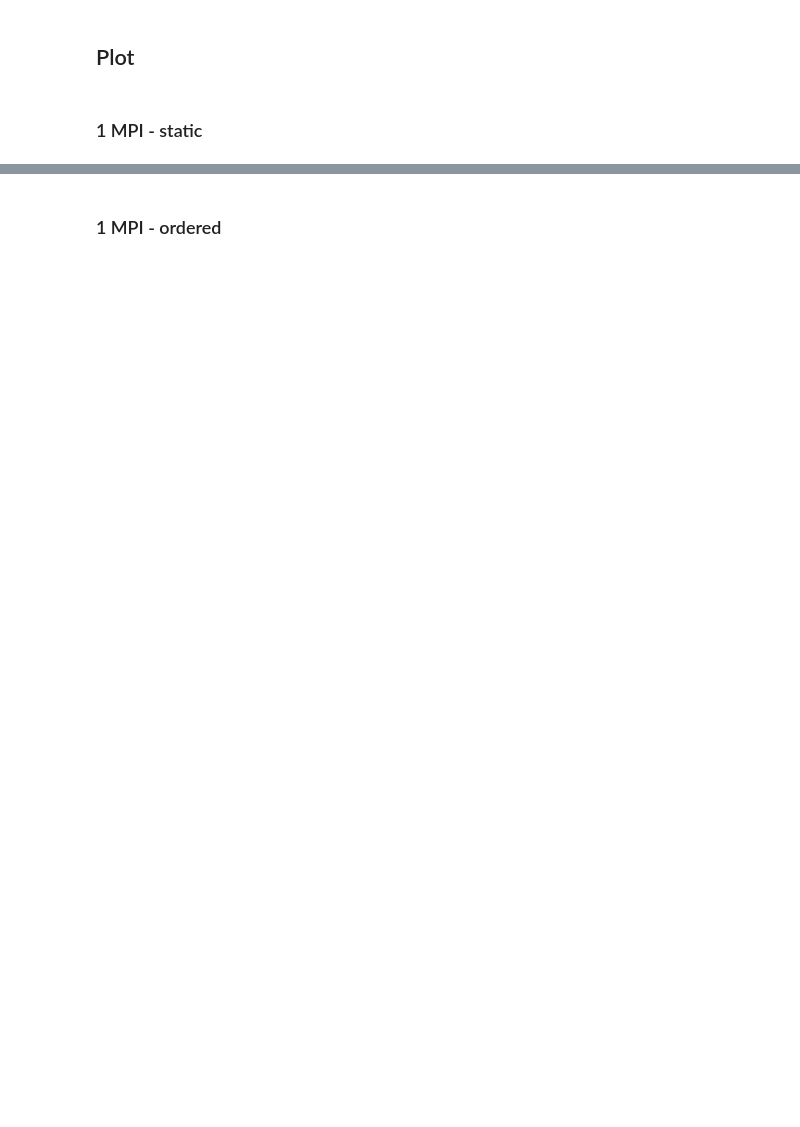
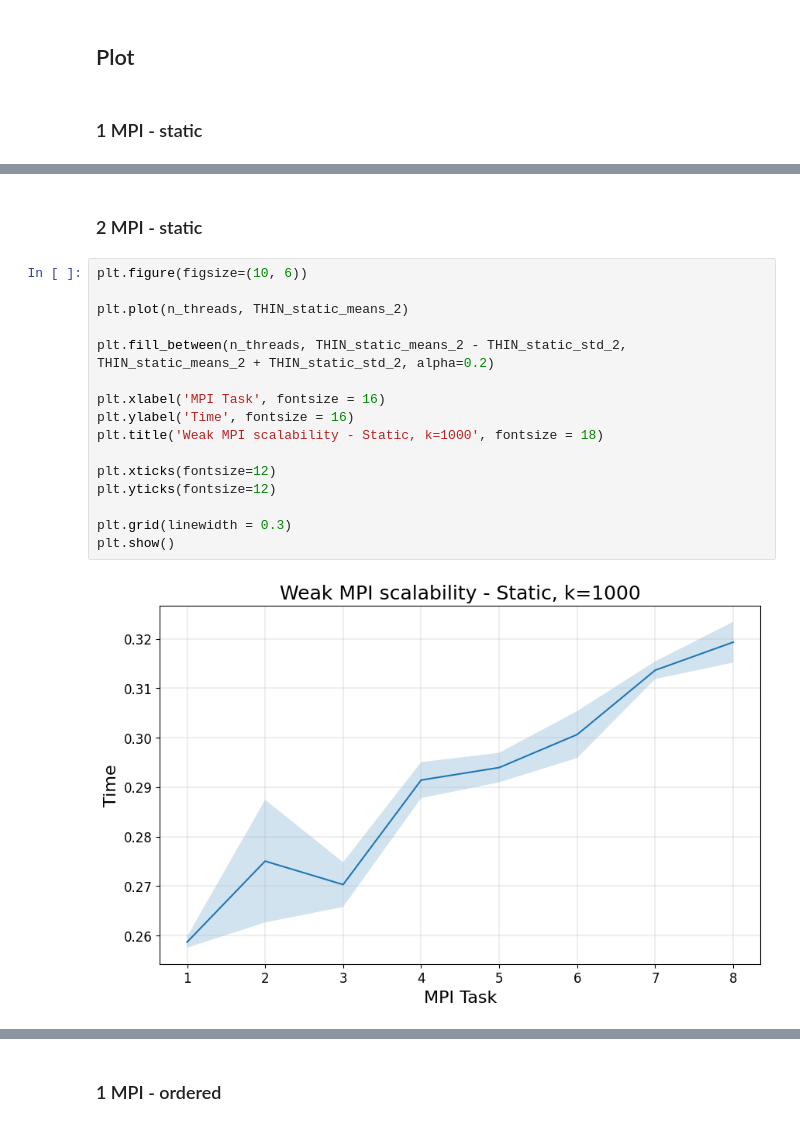
Before and after one commit to paolodr98/Final-assigments-FHPC-course-2022-2023, a Jupyter notebook: exercise1/data/weak_MPI/analize_weak_MPI.ipynb, the cells around one changed output, grey strips where cells are left out. Saved outputs shown, nothing was run; the diff lists cells and outputs as text; blank space fills up the shorter version.

```diff
--- a/exercise1/data/weak_MPI/analize_weak_MPI.ipynb
+++ b/exercise1/data/weak_MPI/analize_weak_MPI.ipynb
@@ -67,0 +89,20 @@ plt.show()
+# %% [markdown]
+### 2 MPI - static
+# %%
+plt.figure(figsize=(10, 6))
+
+plt.plot(n_threads, THIN_static_means_2)
+
+plt.fill_between(n_threads, THIN_static_means_2 - THIN_static_std_2, THIN_static_means_2 + THIN_static_std_2, alpha=0.2)
+
+plt.xlabel('MPI Task', fontsize = 16)
+plt.ylabel('Time', fontsize = 16)
+plt.title('Weak MPI scalability - Static, k=1000', fontsize = 18)
+
+plt.xticks(fontsize=12)
+plt.yticks(fontsize=12)
+
+plt.grid(linewidth = 0.3)
+plt.show()
+# %% [output]
+[figure, added]
```
Also changed, not shown: parts of 10 cells of this notebook, 1 other file.
